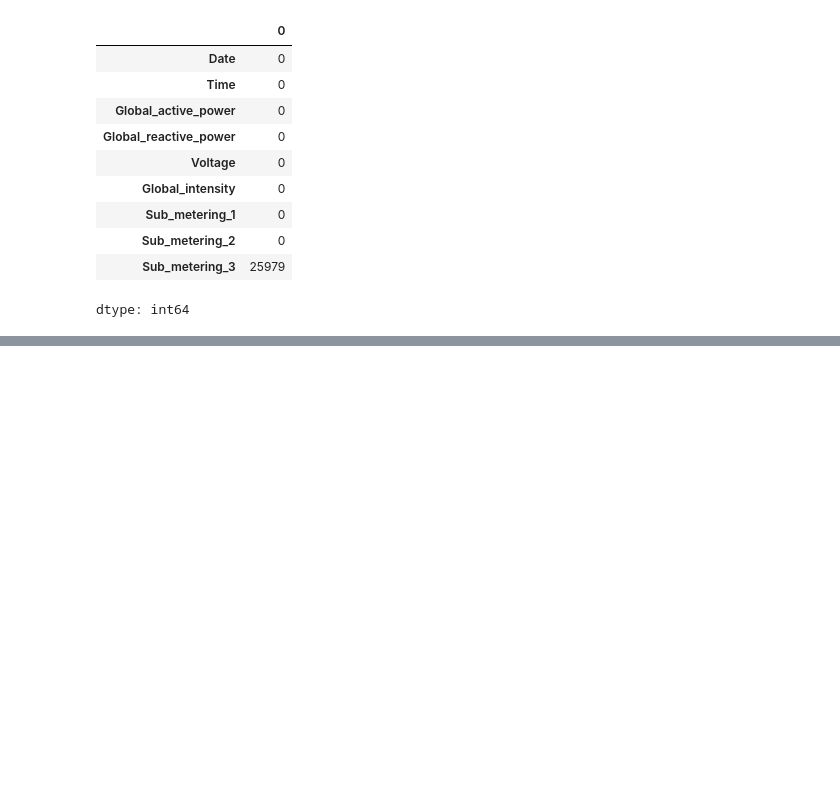
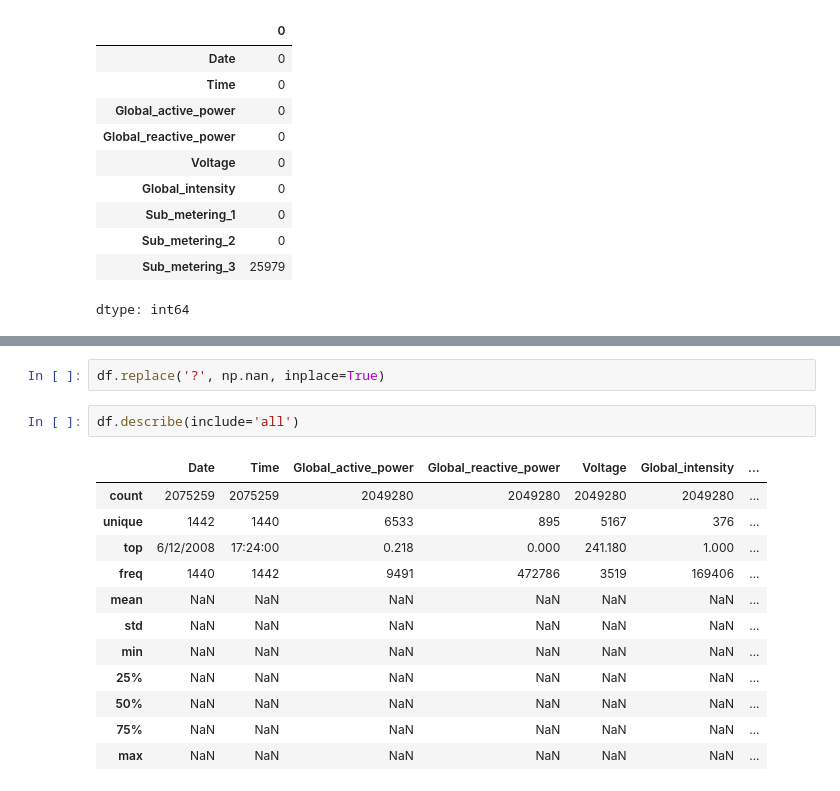
Before and after one commit to DHARMADEVIKEERTHI/PowerPulse-Household-Energy-Usage-Forecast, a Jupyter notebook: Powerhouse.ipynb, the cells around one changed output, grey strips where cells are left out. Cells and saved outputs as stored; diff of their text form; blank space fills up the shorter version.

```diff
--- a/Powerhouse.ipynb
+++ b/Powerhouse.ipynb
@@ -68,0 +114,17 @@ dtype: int64
+# %%
+df.replace('?', np.nan, inplace=True)
+# %%
+df.describe(include='all')
+# %% [output]
+|  | Date | Time | Global_active_power | Global_reactive_power | Voltage | Global_intensity | ... |
+| count | 2075259 | 2075259 | 2049280 | 2049280 | 2049280 | 2049280 | ... |
+| unique | 1442 | 1440 | 6533 | 895 | 5167 | 376 | ... |
+| top | 6/12/2008 | 17:24:00 | 0.218 | 0.000 | 241.180 | 1.000 | ... |
+| freq | 1440 | 1442 | 9491 | 472786 | 3519 | 169406 | ... |
+| mean | NaN | NaN | NaN | NaN | NaN | NaN | ... |
+| std | NaN | NaN | NaN | NaN | NaN | NaN | ... |
+| min | NaN | NaN | NaN | NaN | NaN | NaN | ... |
+| 25% | NaN | NaN | NaN | NaN | NaN | NaN | ... |
+| 50% | NaN | NaN | NaN | NaN | NaN | NaN | ... |
+| 75% | NaN | NaN | NaN | NaN | NaN | NaN | ... |
+| max | NaN | NaN | NaN | NaN | NaN | NaN | ... |
```
Also changed, not shown: parts of 14 cells of this notebook.
